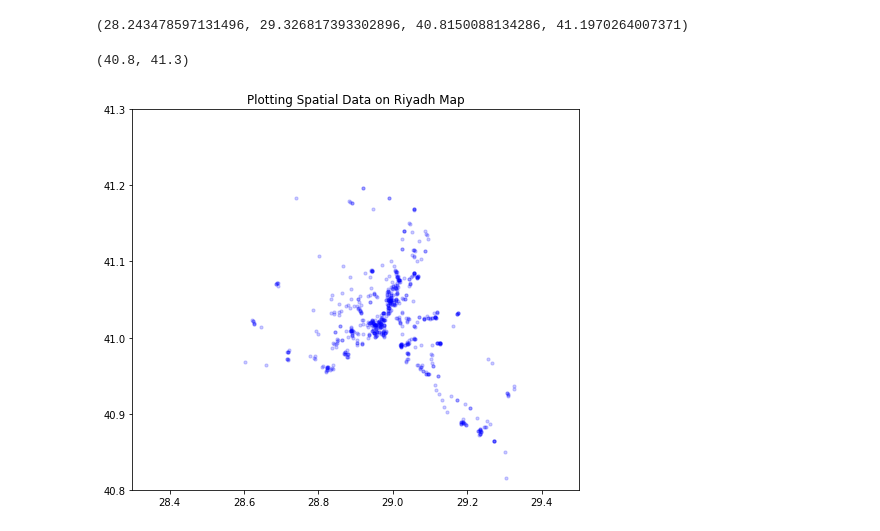
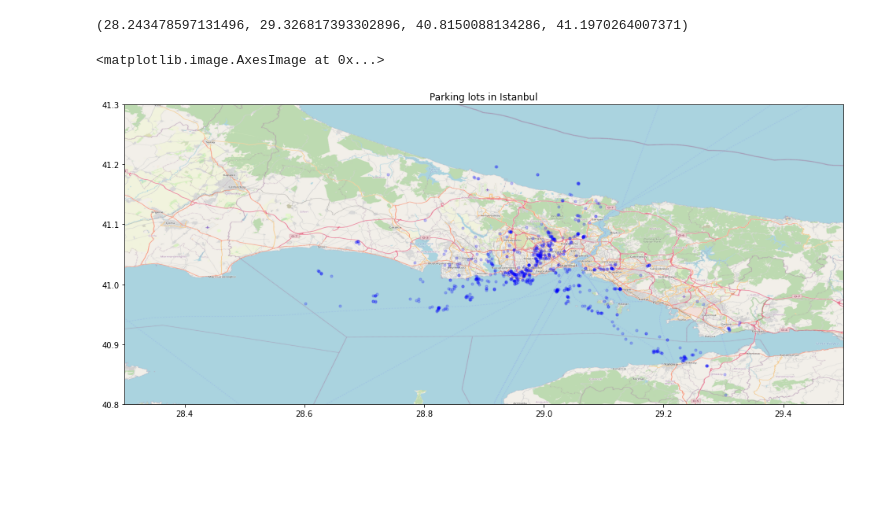
Before and after one commit to tasozgurcem11/Istanbul-municipality-data, a Jupyter notebook: visualize.ipynb, the cells around one changed output. Drawn from its saved outputs; the diff is of its cells as text; code cells hidden in the pictures; blank space fills up the shorter version.

```diff
--- a/visualize.ipynb
+++ b/visualize.ipynb
@@ -78,16 +78,16 @@ BBox = ((parking_lots.LONGITUDE.min(),   parking_lots.LONGITUDE.max(),parking_lo
 print('\n')
 print(BBox) # (28.243478597131496, 29.326817393302896, 40.8150088134286, 41.1970264007371)
 BBox = ((28.3, 29.5, 40.8, 41.3))
-ruh_m = plt.imread('C:/.. … /Riyadh_map.png')
+istanbul_box_im = plt.imread('./istanbul_map_photo.png')
 # %% [output]
 (28.243478597131496, 29.326817393302896, 40.8150088134286, 41.1970264007371)
 # %%
-fig, ax = plt.subplots(figsize = (8,7))
+fig, ax = plt.subplots(figsize = (20,7))
 ax.scatter(parking_lots.LONGITUDE, parking_lots.LATITUDE, zorder=1, alpha= 0.2, c='b', s=10)
-ax.set_title('Plotting Spatial Data on Riyadh Map')
+ax.set_title('Parking lots in Istanbul')
 ax.set_xlim(BBox[0],BBox[1])
 ax.set_ylim(BBox[2],BBox[3])
-ax.imshow(ruh_m, zorder=0, extent = BBox, aspect= 'equal')
+ax.imshow(istanbul_box_im, zorder=0, extent = BBox, aspect= 'equal')
 # %% [output]
-(40.8, 41.3)
+<matplotlib.image.AxesImage at 0x...>
-[figure, old version]
+[figure, new version]
```
